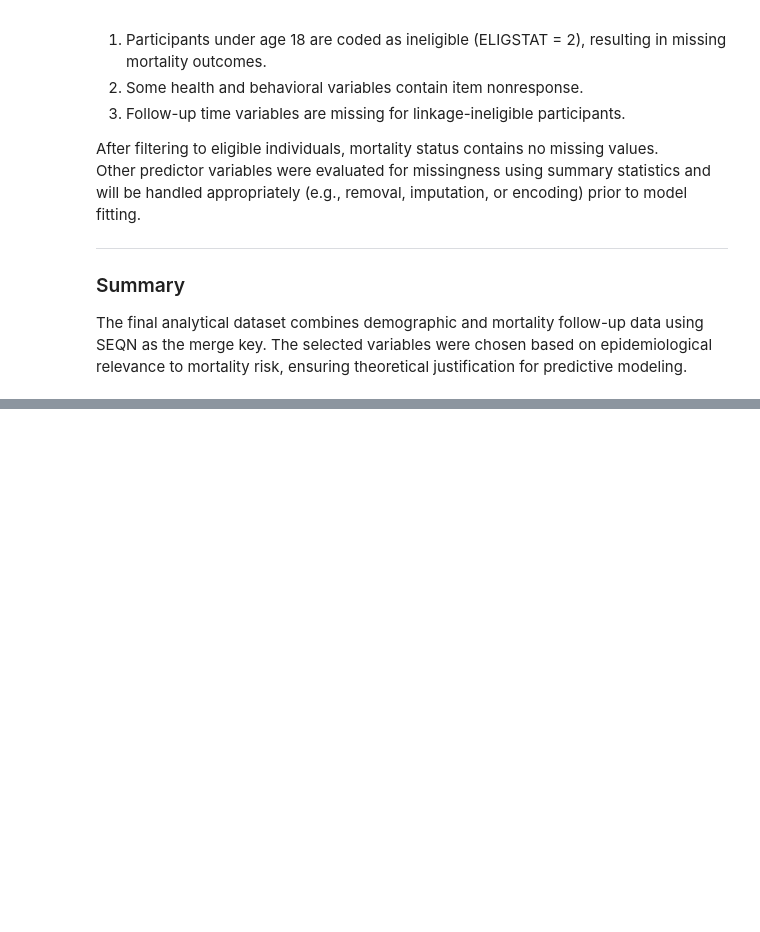
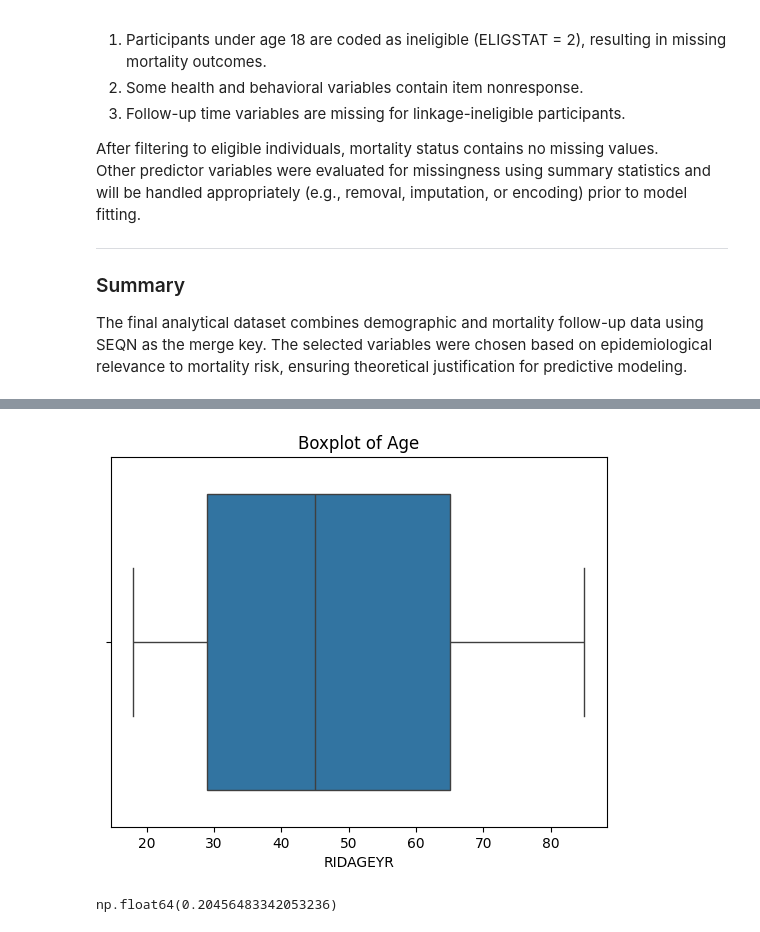
Before and after one commit to richarddo3/ds3001_project1, a Jupyter notebook: project_1_bsds.ipynb, the cells around one changed output, grey strips where cells are left out. Cells and saved outputs as stored; diff of their text form; code cells hidden in the pictures; blank space fills up the shorter version.

```diff
--- a/project_1_bsds.ipynb
+++ b/project_1_bsds.ipynb
@@ -234,0 +248,10 @@ The final analytical dataset combines demographic and mortality follow-up data u
+# %%
+sns.boxplot(x=df["RIDAGEYR"])
+plt.title("Boxplot of Age")
+plt.show()
+# %% [output]
+[figure, added]
+# %%
+df["RIDAGEYR"].skew()
+# %% [output]
+np.float64(0.20456483342053236)
```
Also changed, not shown: parts of 17 cells of this notebook.
